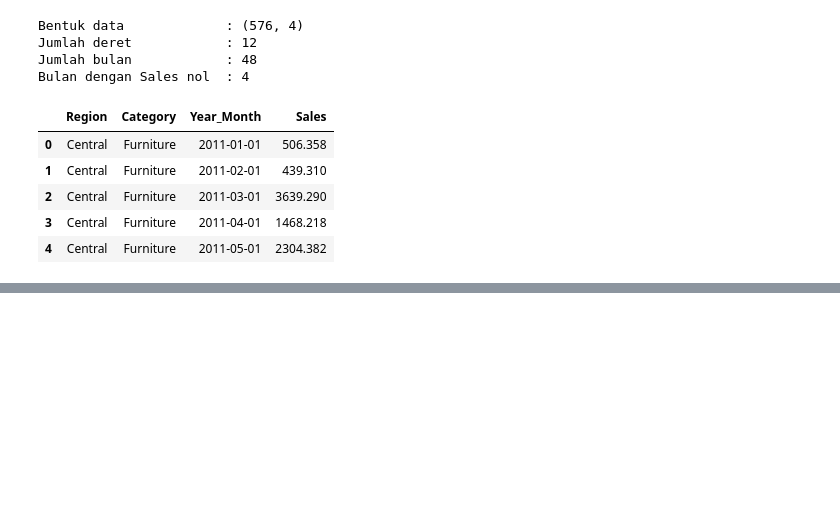
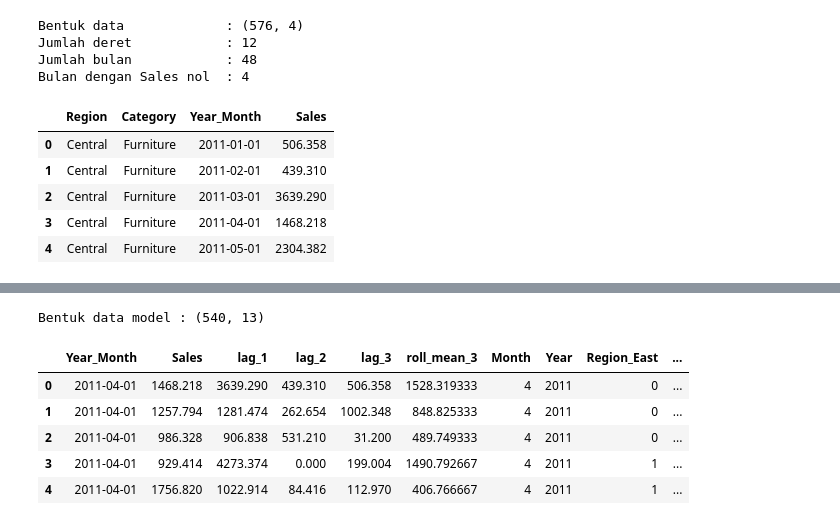
Before and after one commit to jagadhita28/superstore-sales-forecasting, a Jupyter notebook: notebooks/superstore-sales-forecasting.ipynb, the cells around one changed output, grey strips where cells are left out. Cells and saved outputs as stored; diff of their text form; code cells hidden in the pictures; blank space fills up the shorter version.

Commit message:
model development: membuat lag_features dan calendar features untuk penggunaan data uji

```diff
--- a/notebooks/superstore-sales-forecasting.ipynb
+++ b/notebooks/superstore-sales-forecasting.ipynb
@@ -708,0 +721,30 @@ df.head()
+# %%
+# Membuat rolling mean, dengan mengambil rata-rata sales 3 bulan terakhir
+# shift(1) menandakan nilai sales t-1, t-2, t-3
+df["roll_mean_3"] = g.transform(lambda s: s.shift(1).rolling(3).mean())
+# %%
+# Membuat calendar features dgn mengekstrasi komponen tanggal
+df["Month"] = df["Year_Month"].dt.month
+df["Year"] = df["Year_Month"].dt.year
+# %%
+# Hapus baris NaN
+df = df.dropna()
+
+# Urutkan data secara bertingkat, dan rapikan nomor barisnya
+df = df.sort_values(["Year_Month", "Region", "Category"]).reset_index(drop=True)
+# %%
+# Membuat indicator variable dari kombinasi region, category
+df_model = pd.get_dummies(df, columns=["Region", "Category"], drop_first=True, dtype=int)
+
+print("Bentuk data model :", df_model.shape)
+# %% [output]
+Bentuk data model : (540, 13)
+# %%
+df_model.head()
+# %% [output]
+|  | Year_Month | Sales | lag_1 | lag_2 | lag_3 | roll_mean_3 | Month | Year | Region_East | ... |
+| 0 | 2011-04-01 | 1468.218 | 3639.290 | 439.310 | 506.358 | 1528.319333 | 4 | 2011 | 0 | ... |
+| 1 | 2011-04-01 | 1257.794 | 1281.474 | 262.654 | 1002.348 | 848.825333 | 4 | 2011 | 0 | ... |
+| 2 | 2011-04-01 | 986.328 | 906.838 | 531.210 | 31.200 | 489.749333 | 4 | 2011 | 0 | ... |
+| 3 | 2011-04-01 | 929.414 | 4273.374 | 0.000 | 199.004 | 1490.792667 | 4 | 2011 | 1 | ... |
+| 4 | 2011-04-01 | 1756.820 | 1022.914 | 84.416 | 112.970 | 406.766667 | 4 | 2011 | 1 | ... |
```
Also changed, not shown: parts of 3 cells of this notebook.
